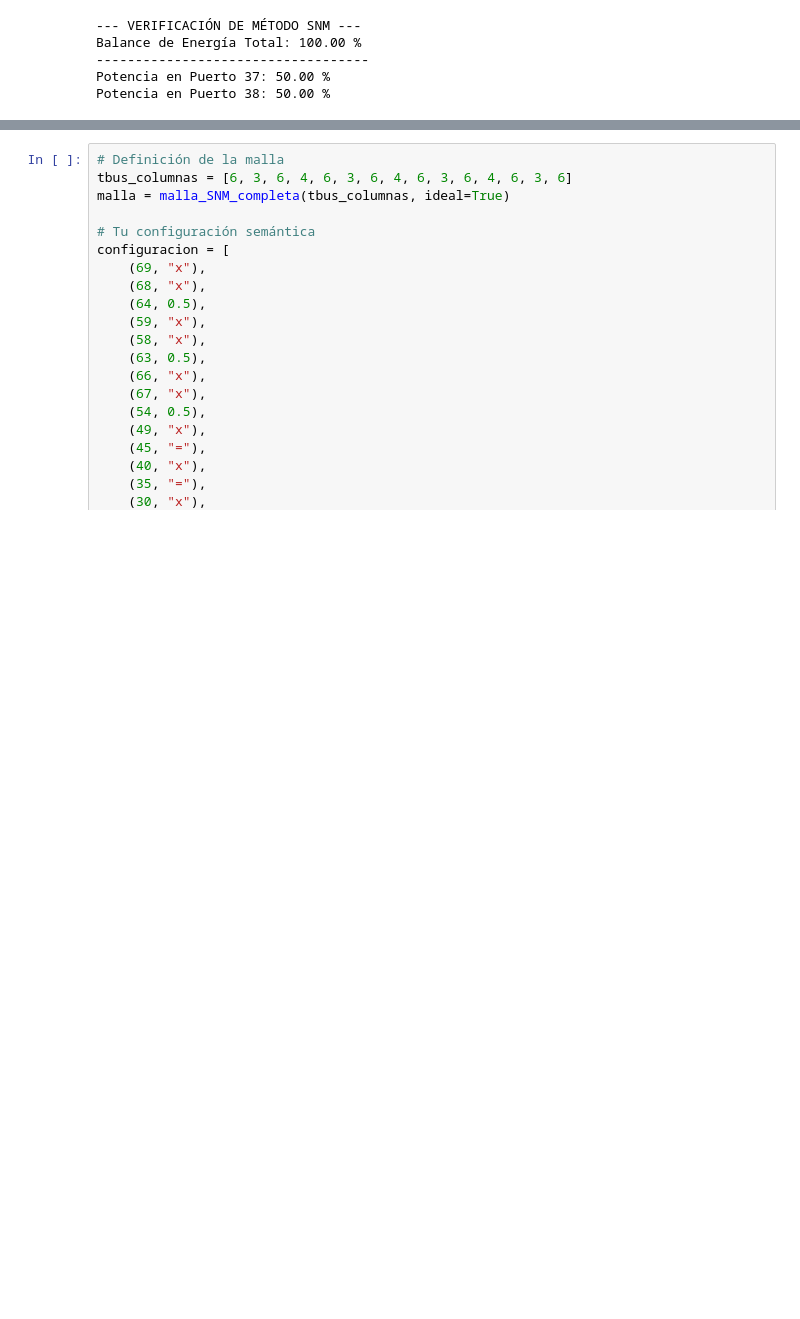
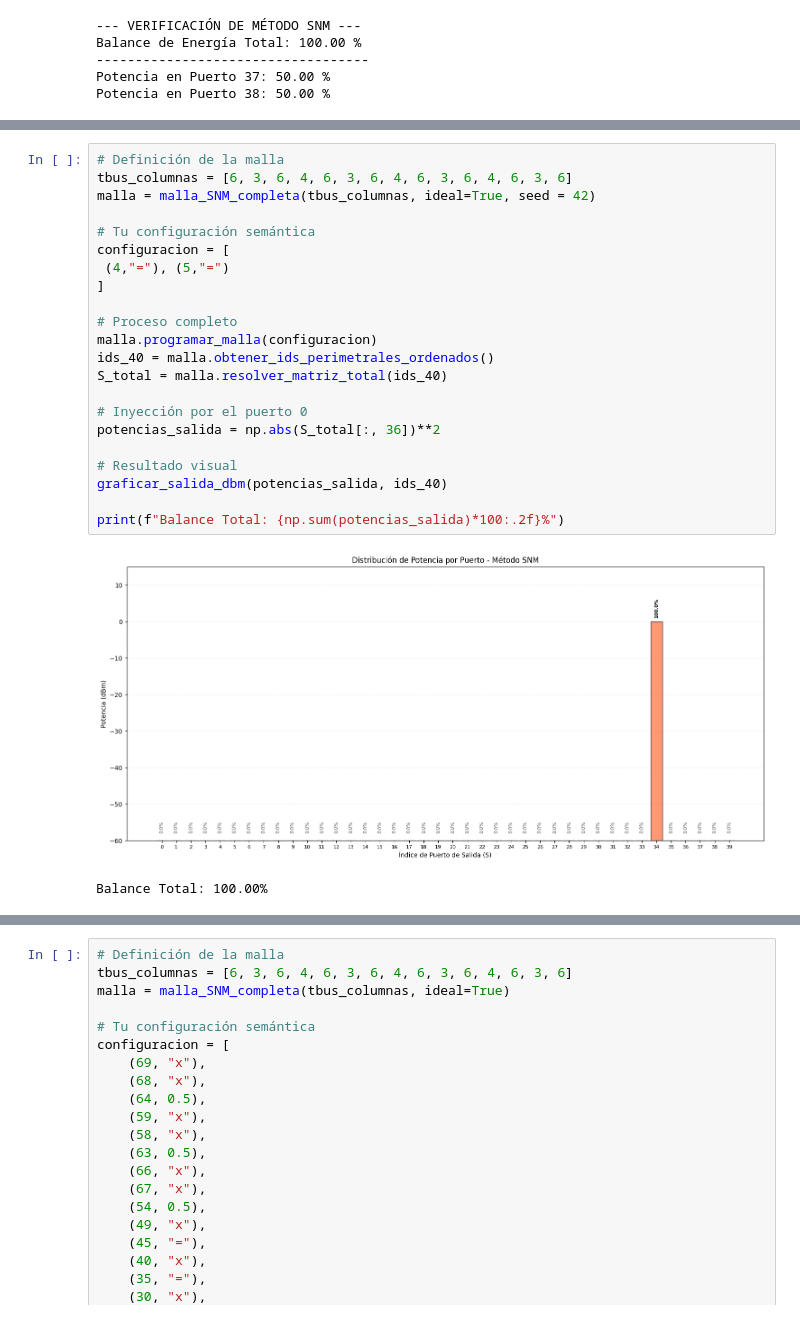
Before and after one commit to oxelarnal/simulador_malla, a Jupyter notebook: Simulador_Oxel.ipynb, the cells around one changed output, grey strips where cells are left out. Cells and saved outputs as stored; diff of their text form; blank space fills up the shorter version.

```diff
--- a/Simulador_Oxel.ipynb
+++ b/Simulador_Oxel.ipynb
@@ -633,0 +619,25 @@ Balance Total: 100.00%
+# %%
+# Definición de la malla
+tbus_columnas = [6, 3, 6, 4, 6, 3, 6, 4, 6, 3, 6, 4, 6, 3, 6]
+malla = malla_SNM_completa(tbus_columnas, ideal=True, seed = 42)
+
+# Tu configuración semántica
+configuracion = [
+ (4,"="), (5,"=")
+]
+
+# Proceso completo
+malla.programar_malla(configuracion)
+ids_40 = malla.obtener_ids_perimetrales_ordenados()
+S_total = malla.resolver_matriz_total(ids_40)
+
+# Inyección por el puerto 0
+potencias_salida = np.abs(S_total[:, 36])**2
+
+# Resultado visual
+graficar_salida_dbm(potencias_salida, ids_40)
+
+print(f"Balance Total: {np.sum(potencias_salida)*100:.2f}%")
+# %% [output]
+[figure, added]
+Balance Total: 100.00%
```
Also changed, not shown: parts of 7 cells of this notebook.
